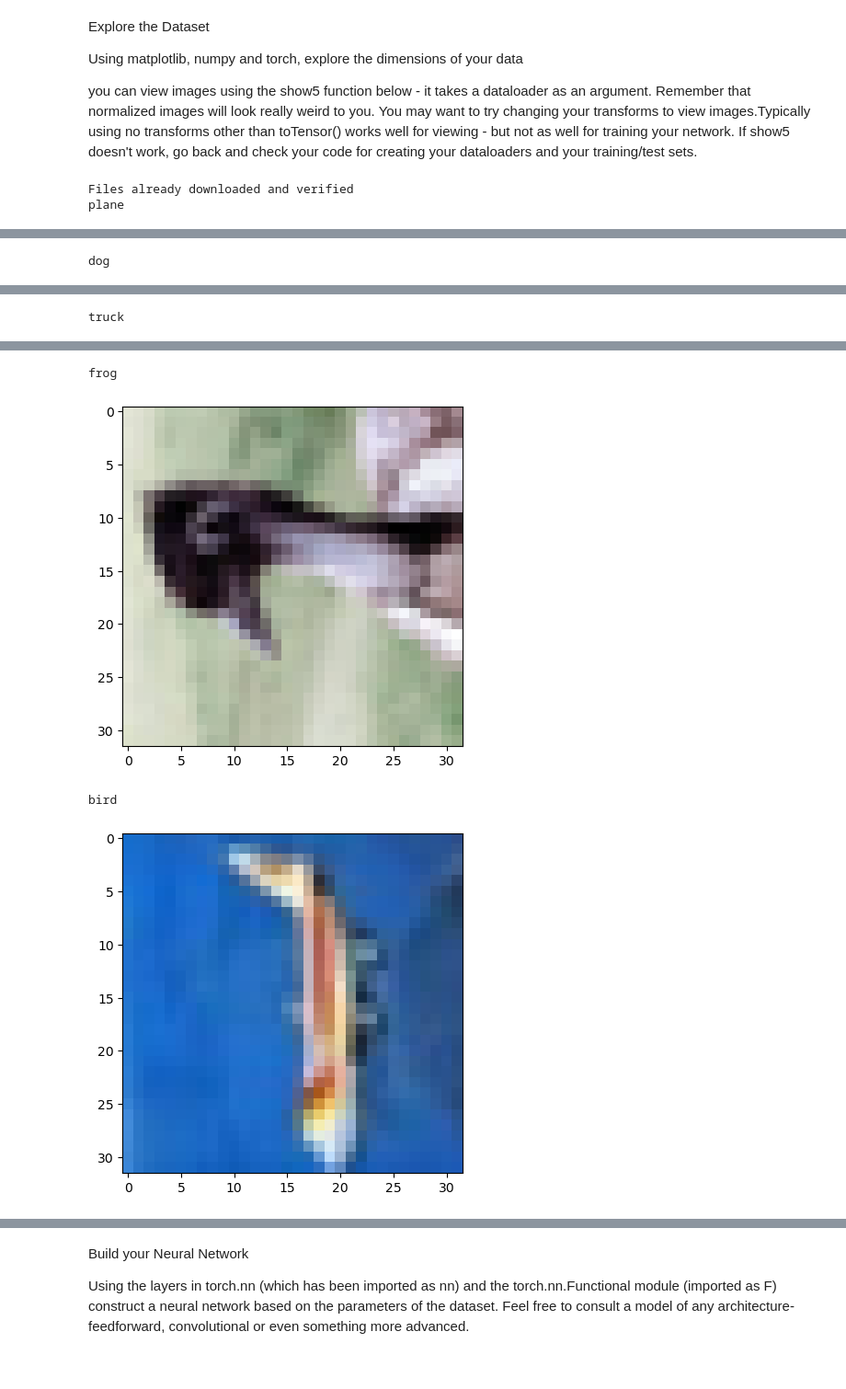
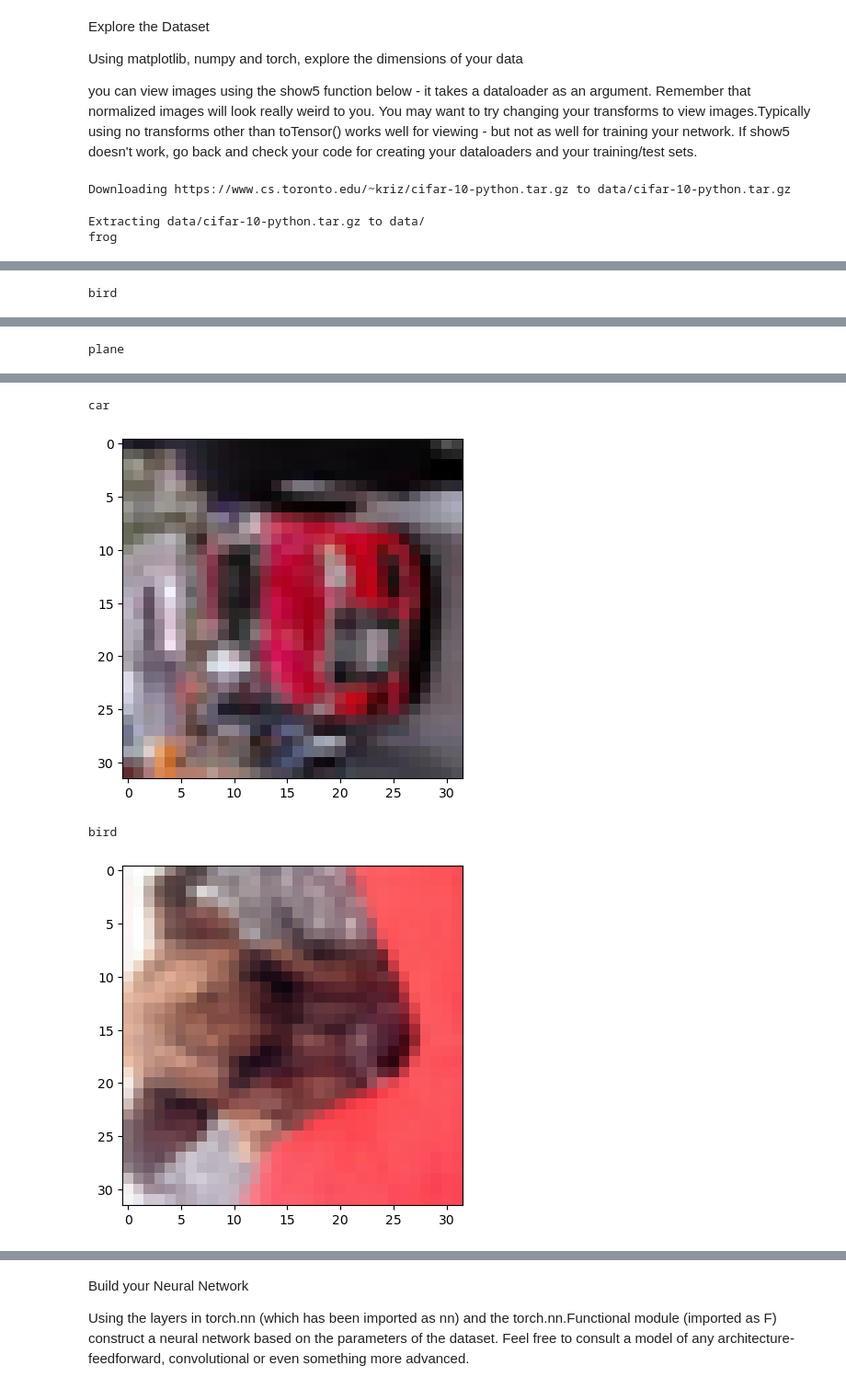
Before and after one commit to rolly9992/U_py_nano_project_2, a Jupyter notebook: CIFAR10_.ipynb, the cells around one changed output, grey strips where cells are left out. Shown at 92% size. Drawn from its saved outputs; the diff is of its cells as text; code cells hidden in the pictures.

```diff
--- a/CIFAR10_.ipynb
+++ b/CIFAR10_.ipynb
@@ -97,7 +100,7 @@ def show5(img_loader):
 # %%
 
 trainviewset = datasets.CIFAR10('data/', download=True, train=True, transform=train_view_transforms)
-trainviewloader = torch.utils.data.DataLoader(trainviewset, batch_size=64, shuffle=True)
+trainviewloader = torch.utils.data.DataLoader(trainviewset, batch_size=32, shuffle=True)
 
 # dataiter=iter(trainviewloader)
 # batch=next(dataiter)
@@ -123,5 +126,6 @@ for i in range(5):
     plt.imshow(image.T)
     plt.show()
 # %% [output]
-Files already downloaded and verified
-plane
+Downloading https://www.cs.toronto.edu/~kriz/cifar-10-python.tar.gz to data/cifar-10-python.tar.gz
+Extracting data/cifar-10-python.tar.gz to data/
+frog
@@ -129 +133 @@ plane
-dog
+bird
@@ -131 +135 @@ dog
-truck
+plane
@@ -133,7 +137,7 @@ truck
-frog
+car
-[figure, old version]
+[figure, new version]
-bird
+bird
-[figure, old version]
+[figure, new version]
 # %%
 #explore data
 image, label = next(iter(trainviewloader))
```
Also changed, not shown: parts of 8 cells of this notebook.
